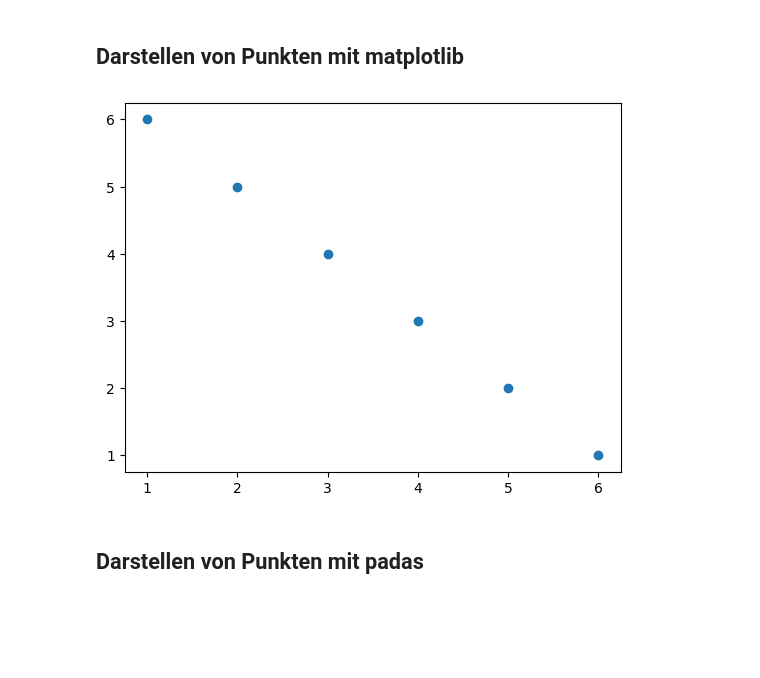
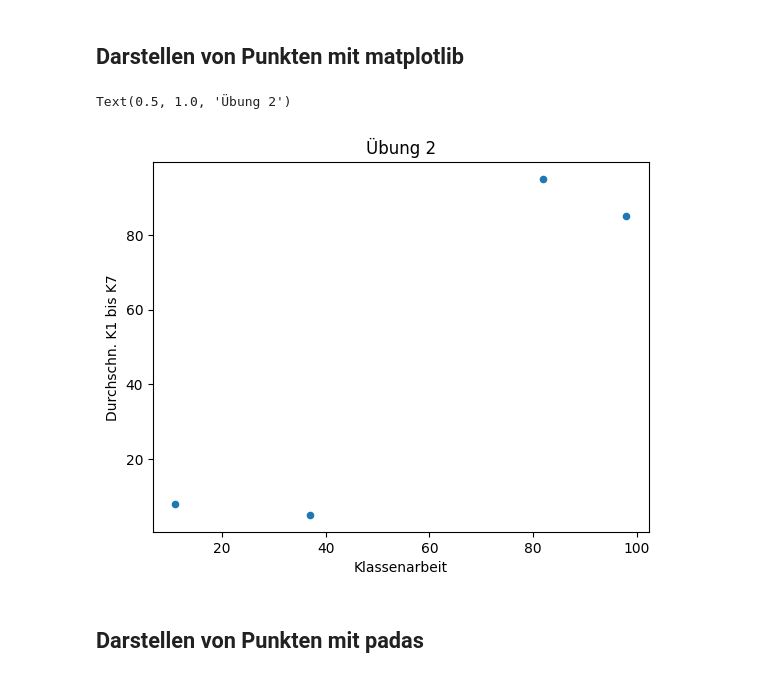
Before and after one commit to jtuttas/datenanalyse, a Jupyter notebook: plotexample.ipynb, the cells around one changed output. Cells and saved outputs as stored; diff of their text form; code cells hidden in the pictures; blank space fills up the shorter version.

```diff
--- a/plotexample.ipynb
+++ b/plotexample.ipynb
@@ -2,16 +2,18 @@
 # Darstellen von Punkten
 # %% [markdown]
 ## Darstellen von Punkten mit matplotlib
-# %%
-import matplotlib.pyplot as plt
-
-xdata = [1,2,3,4,5,6];
-ydata = [6,5,4,3,2,1];
-
-plt.scatter(xdata,ydata)
-plt.show()
-# %% [output]
-[figure, removed]
+# %%
+import pandas as pd
+
+data = pd.DataFrame({"x": [11, 37, 98, 82], "y": [8, 5, 85, 95]})
+
+pltimage = data.plot.scatter(x="x", y="y")
+pltimage.set_xlabel("Klassenarbeit")
+pltimage.set_ylabel("Durchschn. K1 bis K7")
+pltimage.set_title("Übung 2")
+# %% [output]
+Text(0.5, 1.0, 'Übung 2')
+[figure, added]
 # %% [markdown]
 ## Darstellen von Punkten mit padas
 # %%
```
Also changed, not shown: 3 other files.
